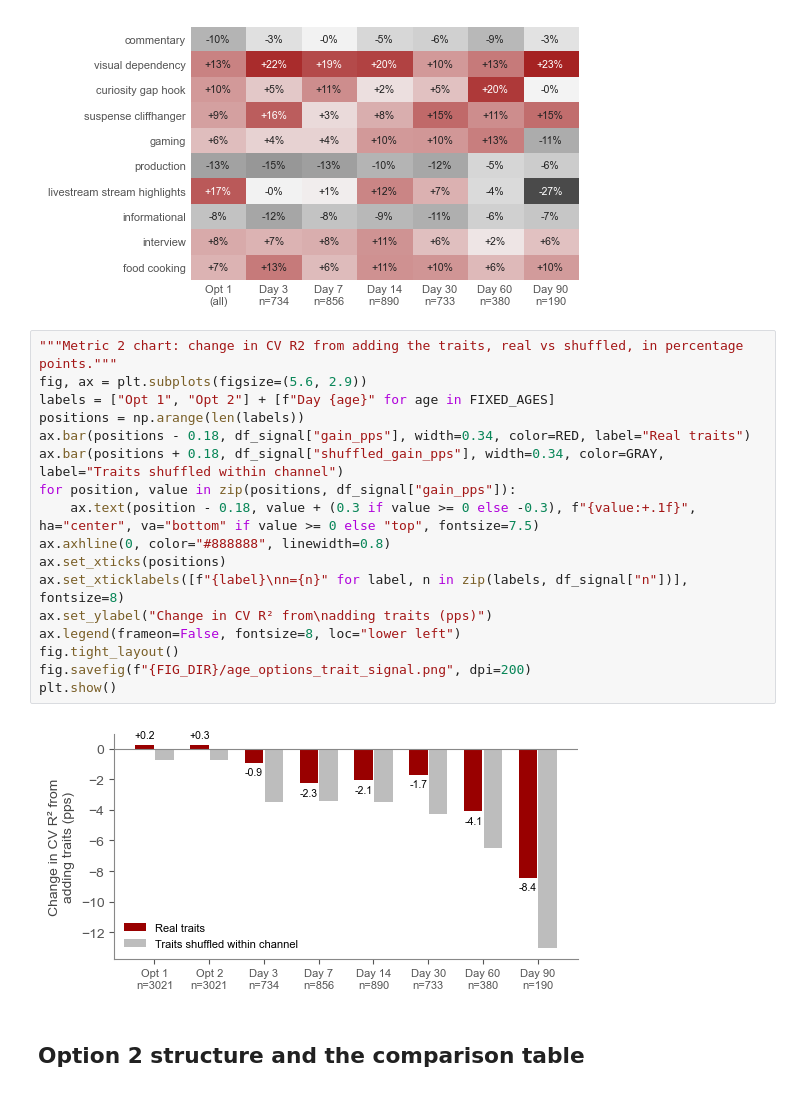
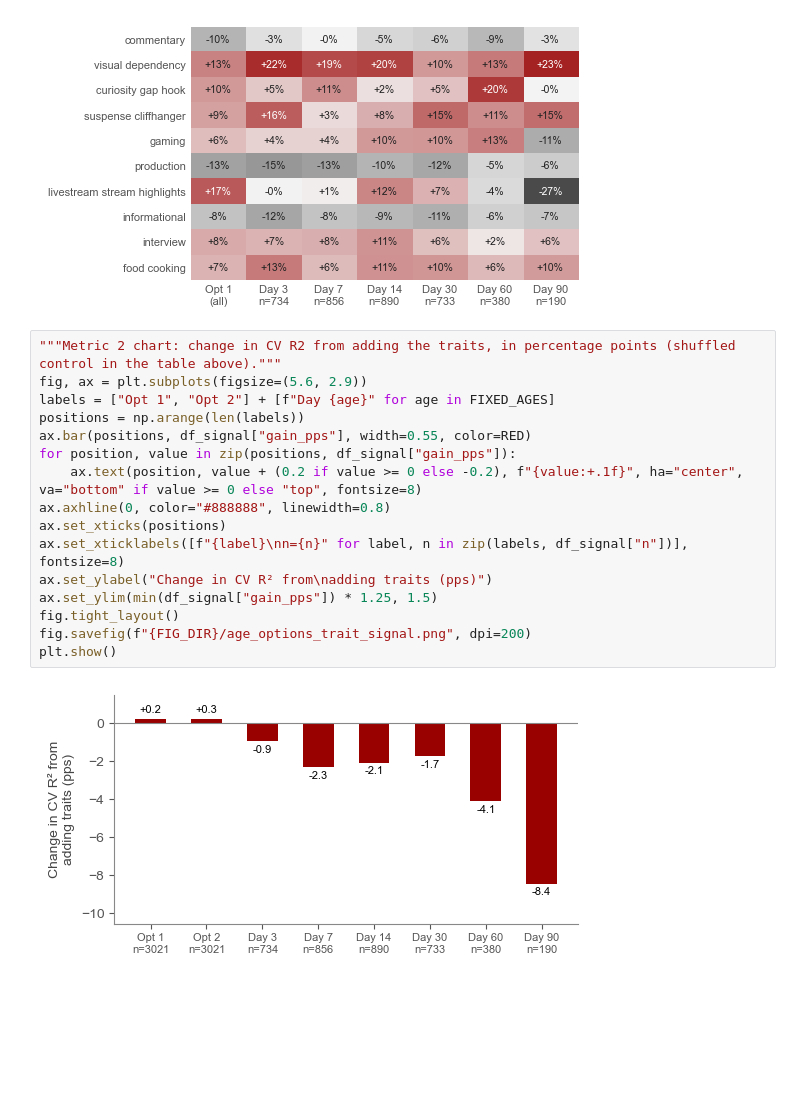
Before and after one commit to Leotyang/youtube-engagement-insights, a Jupyter notebook: notebooks/07_age_options.ipynb, the cells around one changed output. Saved outputs shown, nothing was run; the diff lists cells and outputs as text; blank space fills up the shorter version.

Commit message:
Metric 2 chart: real trait gain only (shuffled control stays in the table and notes)
Co-Authored-By: Claude Opus 5.5 <noreply@anthropic.com>

```diff
--- a/notebooks/07_age_options.ipynb
+++ b/notebooks/07_age_options.ipynb
@@ -660,23 +660,20 @@ plt.show()
 # %% [output]
 [figure]
 # %%
-"""Metric 2 chart: change in CV R2 from adding the traits, real vs shuffled, in percentage points."""
+"""Metric 2 chart: change in CV R2 from adding the traits, in percentage points (shuffled control in the table above)."""
 fig, ax = plt.subplots(figsize=(5.6, 2.9))
 labels = ["Opt 1", "Opt 2"] + [f"Day {age}" for age in FIXED_AGES]
 positions = np.arange(len(labels))
-ax.bar(positions - 0.18, df_signal["gain_pps"], width=0.34, color=RED, label="Real traits")
-ax.bar(positions + 0.18, df_signal["shuffled_gain_pps"], width=0.34, color=GRAY, label="Traits shuffled within channel")
+ax.bar(positions, df_signal["gain_pps"], width=0.55, color=RED)
 for position, value in zip(positions, df_signal["gain_pps"]):
-    ax.text(position - 0.18, value + (0.3 if value >= 0 else -0.3), f"{value:+.1f}", ha="center", va="bottom" if value >= 0 else "top", fontsize=7.5)
+    ax.text(position, value + (0.2 if value >= 0 else -0.2), f"{value:+.1f}", ha="center", va="bottom" if value >= 0 else "top", fontsize=8)
 ax.axhline(0, color="#888888", linewidth=0.8)
 ax.set_xticks(positions)
 ax.set_xticklabels([f"{label}\nn={n}" for label, n in zip(labels, df_signal["n"])], fontsize=8)
 ax.set_ylabel("Change in CV R² from\nadding traits (pps)")
-ax.legend(frameon=False, fontsize=8, loc="lower left")
+ax.set_ylim(min(df_signal["gain_pps"]) * 1.25, 1.5)
 fig.tight_layout()
 fig.savefig(f"{FIG_DIR}/age_options_trait_signal.png", dpi=200)
 plt.show()
 # %% [output]
-[figure, old version]
+[figure, new version]
-# %% [markdown]
-## Option 2 structure and the comparison table
```
Also changed, not shown: parts of 2 cells of this notebook, 1 other file.
